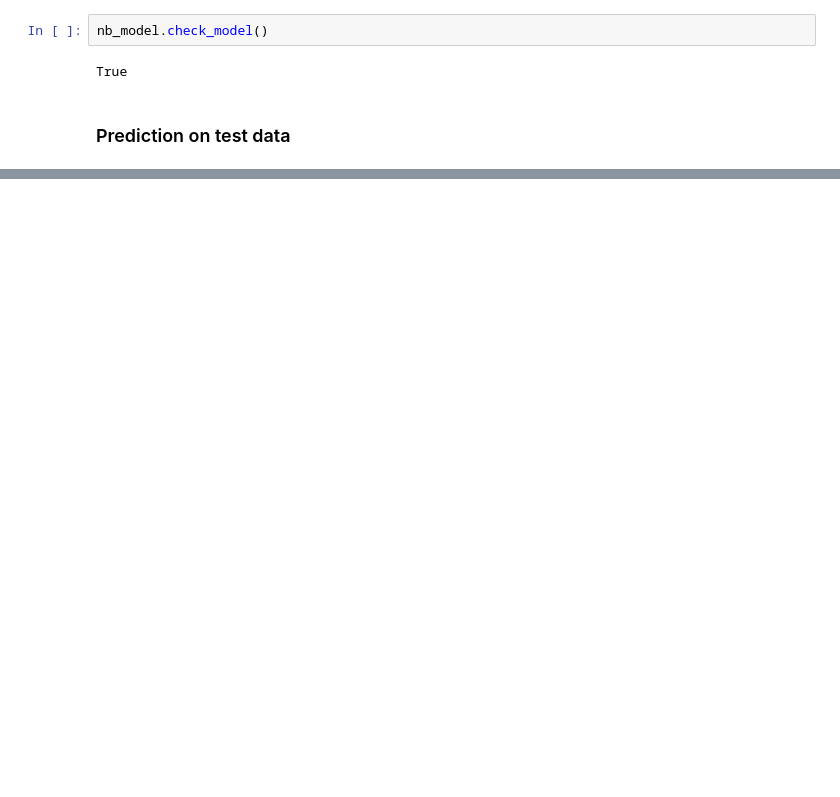
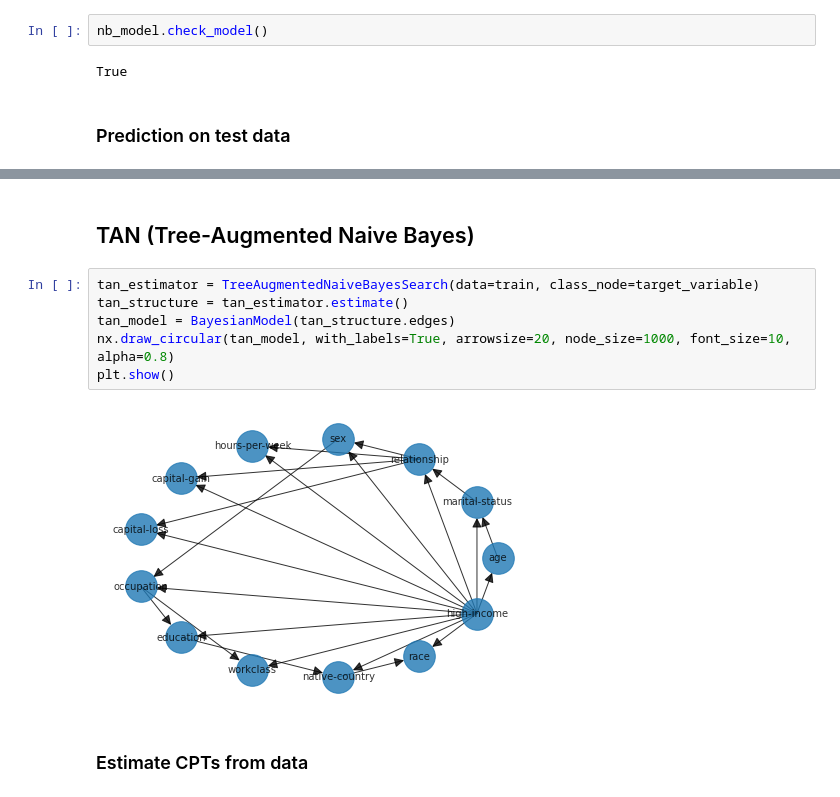
Before and after one commit to Wadaboa/bayesian-net-classifier, a Jupyter notebook: classify.ipynb, the cells around one changed output, grey strips where cells are left out. Drawn from its saved outputs; the diff is of its cells as text; blank space fills up the shorter version.

```diff
--- a/classify.ipynb
+++ b/classify.ipynb
@@ -300,3 +302,15 @@ nb_accuracy = accuracy(test[target_variable], results)
 print(f'The Naive Bayes model has {round(nb_accuracy, 3)} % accuracy over the test set')
 # %% [output]
 The Naive Bayes model has 80.605 % accuracy over the test set
+# %% [markdown]
+## TAN (Tree-Augmented Naive Bayes)
+# %%
+tan_estimator = TreeAugmentedNaiveBayesSearch(data=train, class_node=target_variable)
+tan_structure = tan_estimator.estimate()
+tan_model = BayesianModel(tan_structure.edges)
+nx.draw_circular(tan_model, with_labels=True, arrowsize=20, node_size=1000, font_size=10, alpha=0.8)
+plt.show()
+# %% [output]
+[figure, added]
+# %% [markdown]
+### Estimate CPTs from data
```
Also changed, not shown: parts of 12 cells of this notebook, 2 other files.
